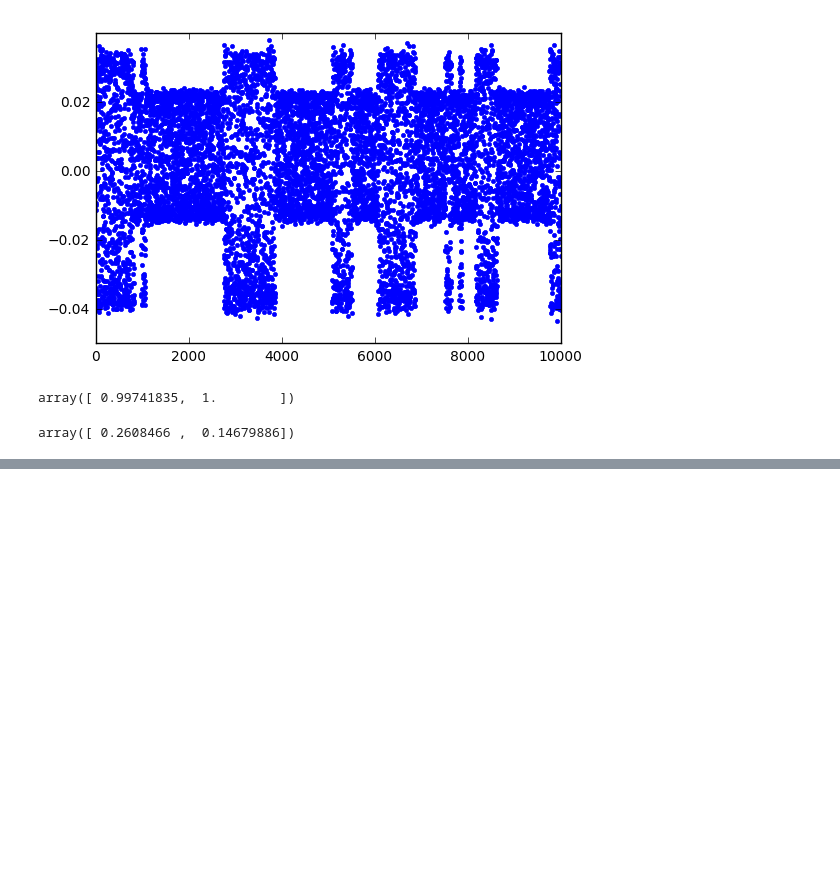
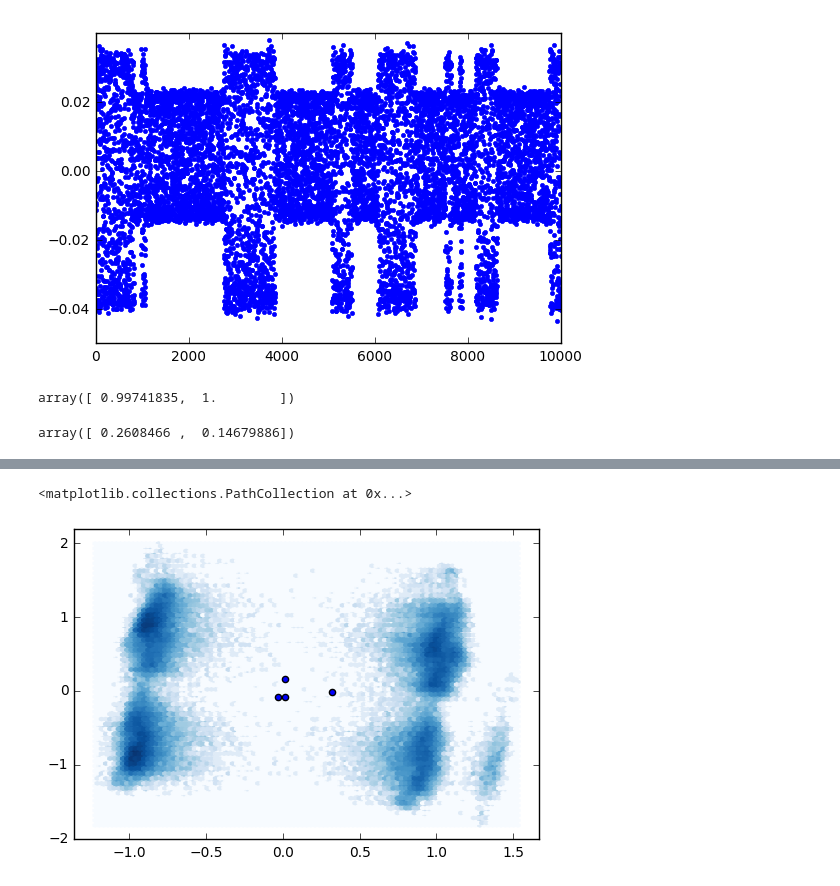
Before and after one commit to maxentile/msm-learn, a Jupyter notebook: notebooks/End-to-end optimization of propagator eigenfunction approximators.ipynb, the cells around one changed output, grey strips where cells are left out. Saved outputs shown, nothing was run; the diff lists cells and outputs as text; code cells hidden in the pictures; blank space fills up the shorter version.

Commit message:
Add to differentiable model notebook

```diff
--- a/notebooks/End-to-end optimization of propagator eigenfunction approximators.ipynb
+++ b/notebooks/End-to-end optimization of propagator eigenfunction approximators.ipynb
@@ -561,0 +984,11 @@ array([ 0.2608466 ,  0.14679886])
+# %%
+# here, let's just say we have a projection we can use
+tica = pyemma.coordinates.tica(X, lag=lag, dim=2)
+X_tica = tica.transform(X)
+# %%
+%%prun
+n_clusters = 10
+d = X_tica[0].shape[1]
+pou = PartitionOfUnityModel(d, n_clusters)
+adaptive_vac = ApproximatePropagator(pou, lag=lag)
+adaptive_vac.fit(X_tica, num_iters=10, report_interval = 1, step_size=0.1)
@@ -561,0 +1007,7 @@ array([ 0.2608466 ,  0.14679886])
+# %%
+%%time
+n_clusters = 4
+d = X_tica[0].shape[1]
+pou = IsotropicPartitionOfUnityModel(d, n_clusters)
+adaptive_vac = ApproximatePropagator(pou, lag=lag)
+adaptive_vac.fit(X_tica, num_iters=100, report_interval = 1, step_size=0.1)
@@ -561,0 +1032,9 @@ array([ 0.2608466 ,  0.14679886])
+# %%
+x = np.vstack(X_tica)
+plt.hexbin(x[:,0], x[:,1], bins='log', cmap='Blues')
+
+centers = adaptive_vac.model.params['means']
+plt.scatter(centers[:,0], centers[:,1])
+# %% [output]
+<matplotlib.collections.PathCollection at 0x...>
+[figure, added]
```
Also changed, not shown: parts of 40 cells of this notebook, 1 other file.
